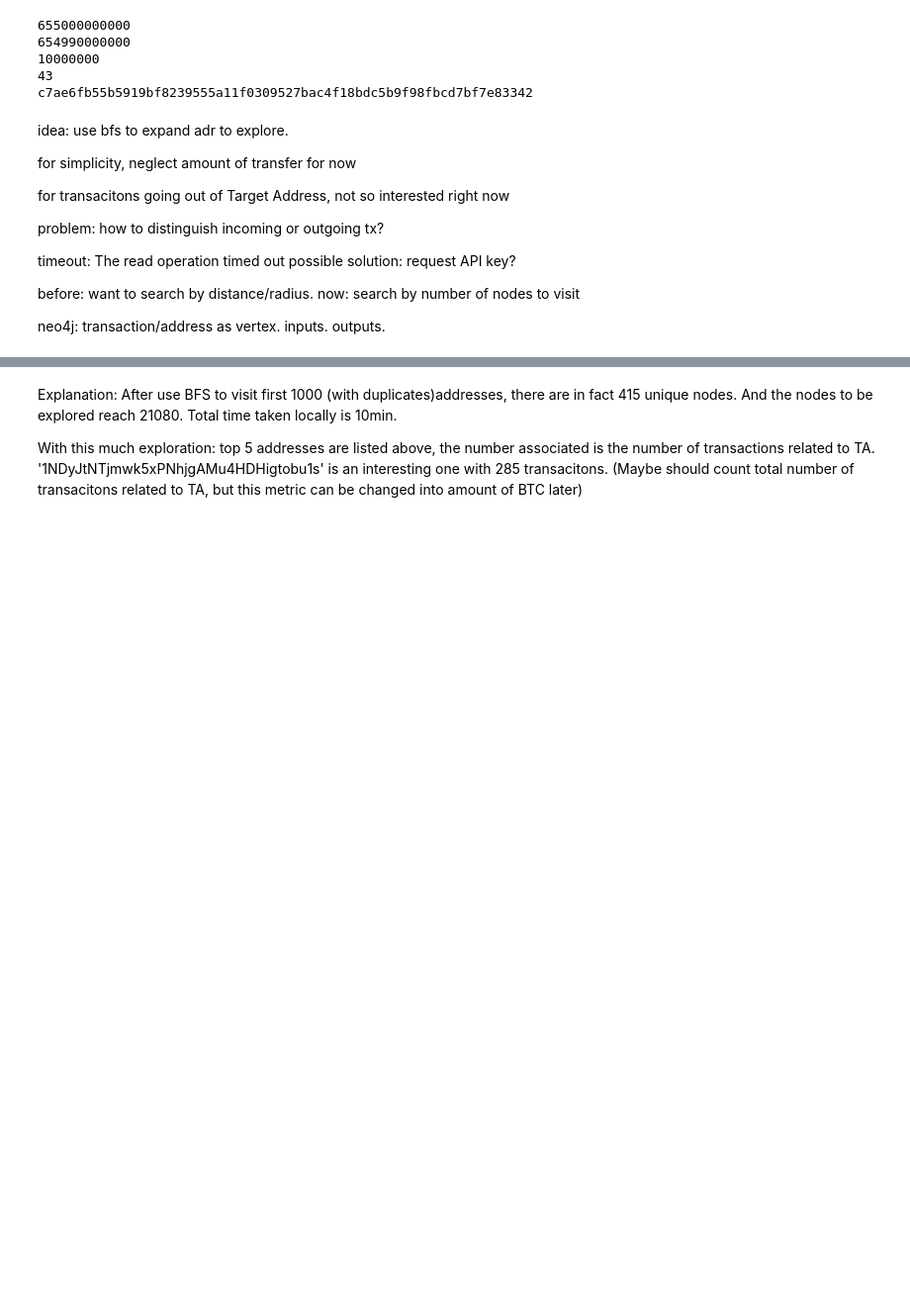
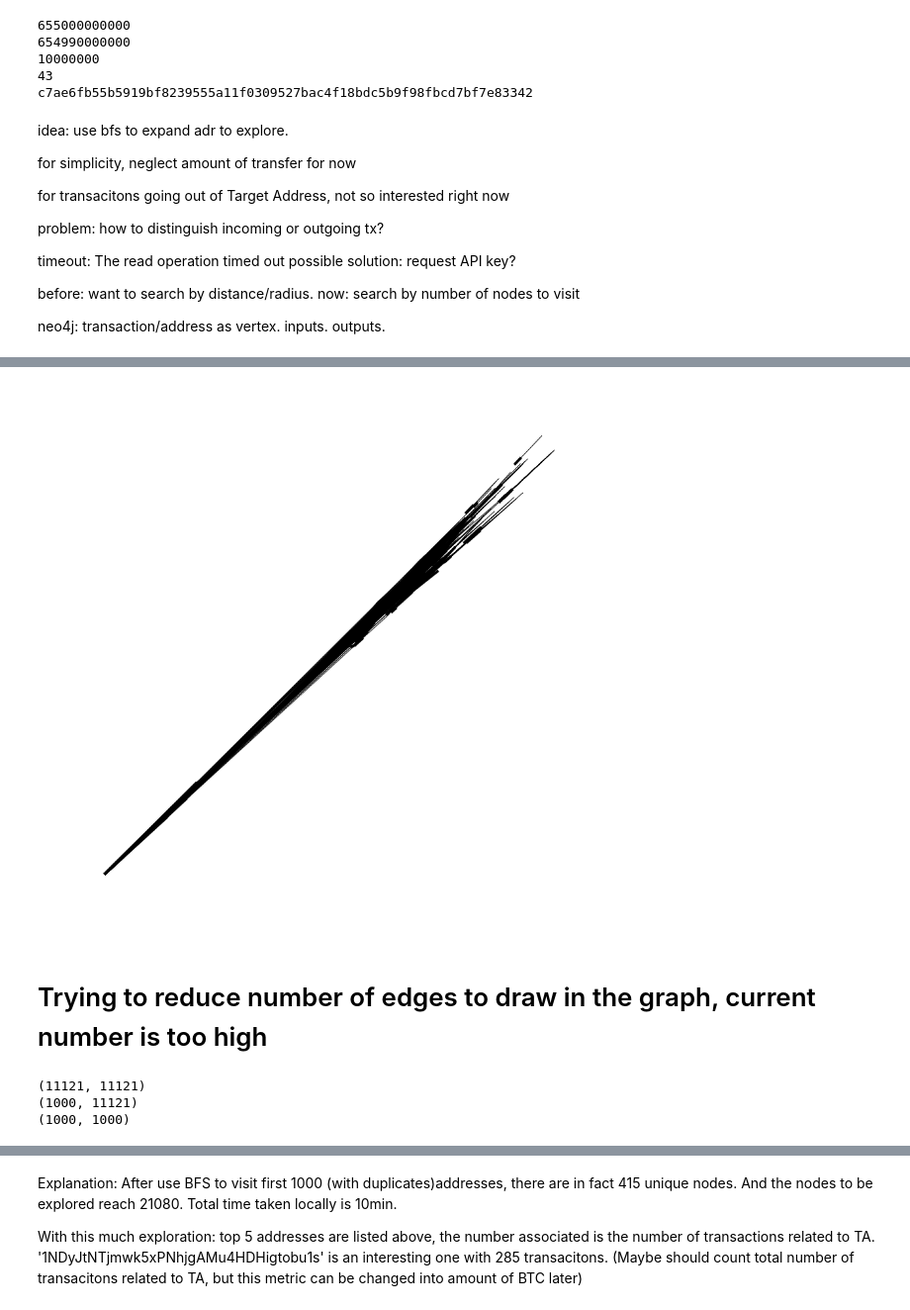
Before and after one commit to baihuajun24/tracebtc, a Jupyter notebook: playground.ipynb, the cells around one changed output, grey strips where cells are left out. Shown at 99% size. Drawn from its saved outputs; the diff is of its cells as text; code cells hidden in the pictures; blank space fills up the shorter version.

```diff
--- a/playground.ipynb
+++ b/playground.ipynb
@@ -145,0 +183,10 @@ plt.show()
+# %%
+matplotlib.rcParams['figure.figsize'] = [15, 15]
+#edges=sorted(G.edges(data=True), key=lambda t: t[2].get('weight', 1))
+nx.draw_networkx_edges(G, pos=nx.spring_layout(G), edgelist = edges[:1000])
+plt.axis('off')
+plt.show()
+# %% [output]
+[figure, added]
+# %% [markdown]
+# Trying to reduce number of edges to draw in the graph, current number is too high
@@ -145,0 +196,14 @@ plt.show()
+# %%
+print (edges.shape)
+row_sum = edges.sum(axis=1)
+n_nodes = 1000
+indices = row_sum.argsort(axis=0)[-n_nodes:][::-1]
+ind = indices.reshape(n_nodes,).tolist()[0]
+tmp_matrix = edges[ind, :]
+tmp2_matrix = tmp_matrix[:, ind]
+print (tmp_matrix.shape)
+print (tmp2_matrix.shape)
+# %% [output]
+(11121, 11121)
+(1000, 11121)
+(1000, 1000)
```
Also changed, not shown: parts of 16 cells of this notebook, 4 other files.
